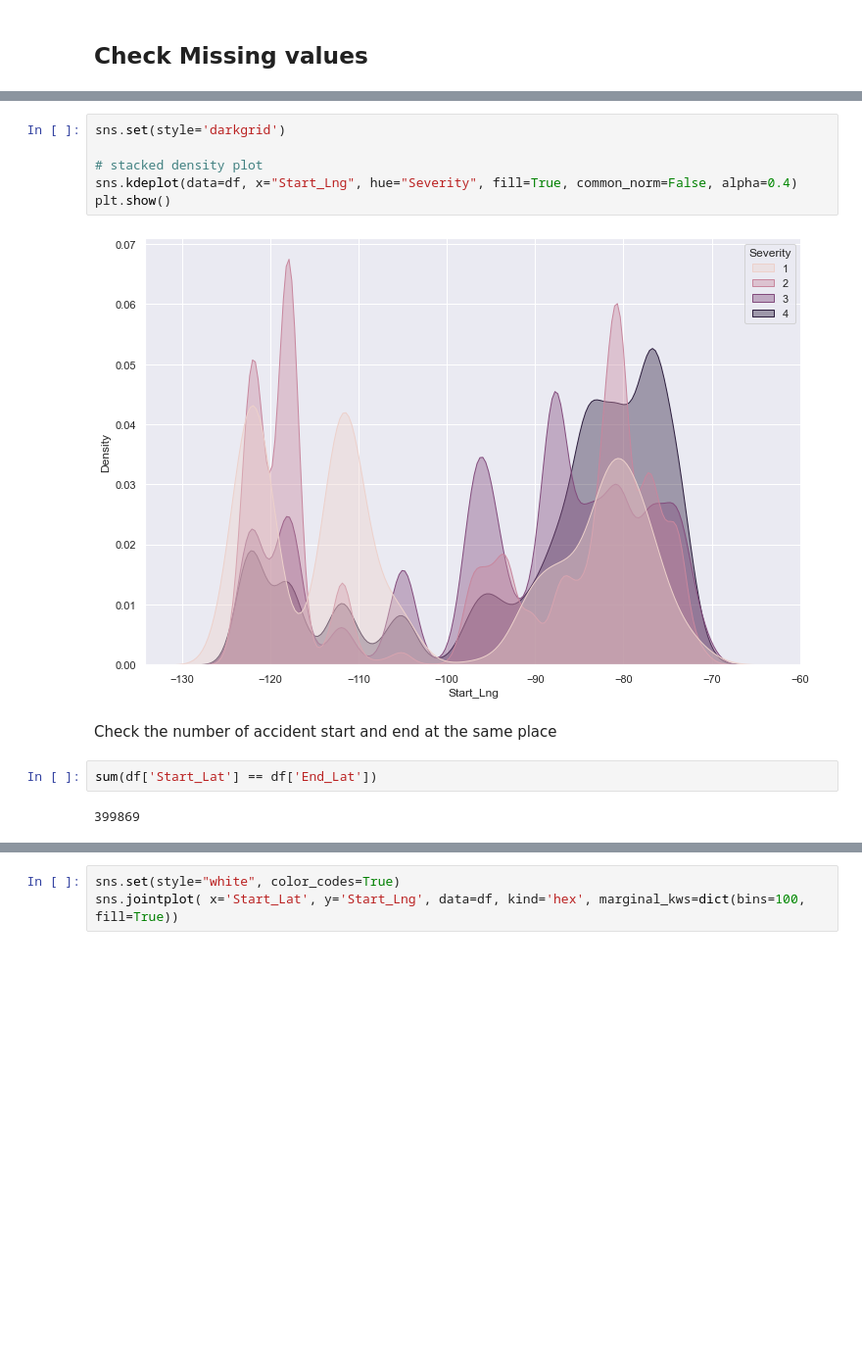
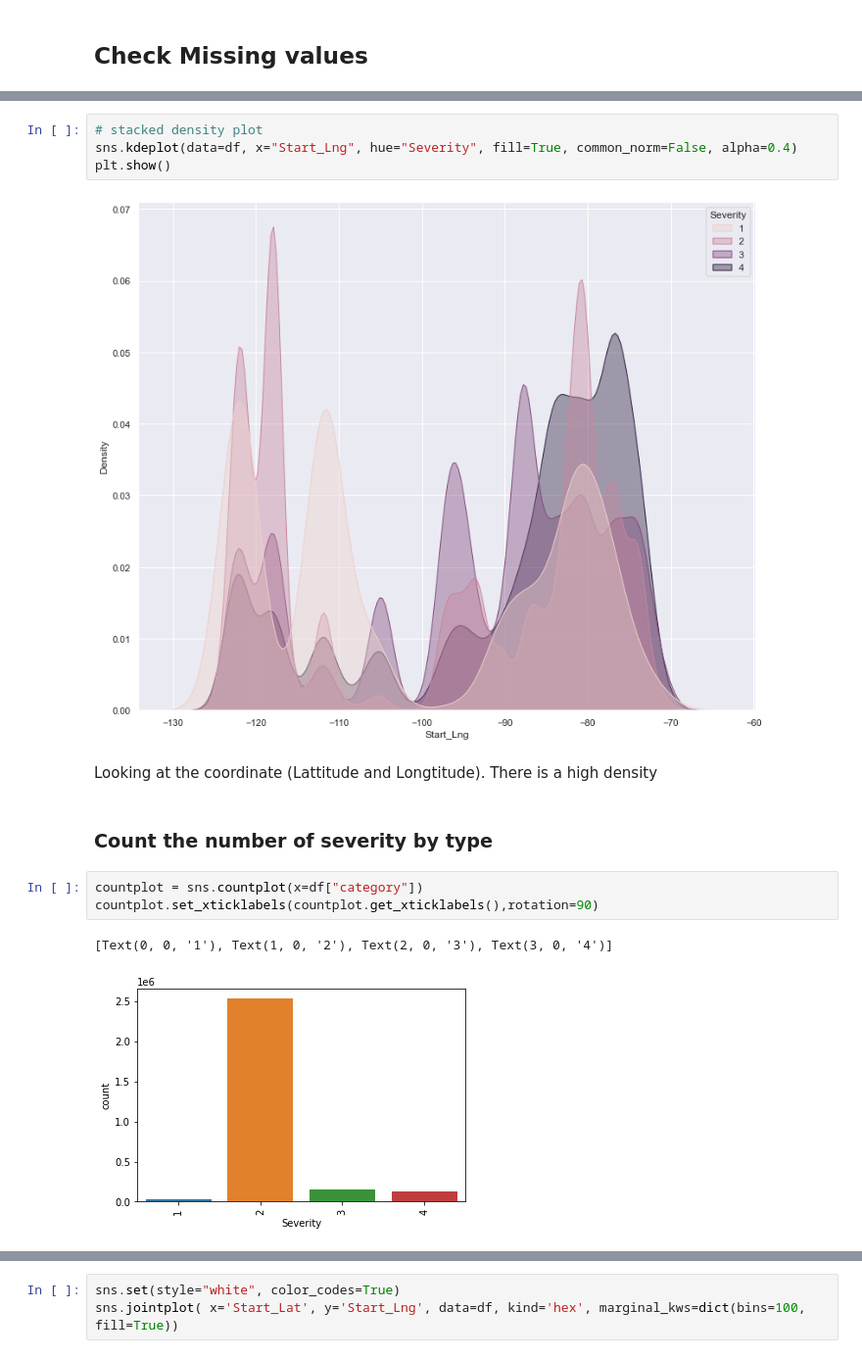
Before and after one commit to jackyhuynh/us_car_accident_analyst_using_python, a Jupyter notebook: src/script.ipynb, the cells around one changed output, grey strips where cells are left out. Shown: that part at 98% size. Saved outputs shown, nothing was run; the diff lists cells and outputs as text; blank space fills up the shorter version.

```diff
--- a/src/script.ipynb
+++ b/src/script.ipynb
@@ -85,15 +85,17 @@ plt.show()
 # %%
-sns.set(style='darkgrid')
-
 # stacked density plot
 sns.kdeplot(data=df, x="Start_Lng", hue="Severity", fill=True, common_norm=False, alpha=0.4)
 plt.show()
 # %% [output]
-[figure, old version]
+[figure, new version]
+# %% [markdown]
+Looking at the coordinate (Lattitude and Longtitude). There is a high density
 # %% [markdown]
-Check the number of accident start and end at the same place
+### Count the number of severity by type
-# %%
-sum(df['Start_Lat'] == df['End_Lat'])
-# %% [output]
-399869
+# %%
+countplot = sns.countplot(x=df["category"])
+countplot.set_xticklabels(countplot.get_xticklabels(),rotation=90)
+# %% [output]
+[Text(0, 0, '1'), Text(1, 0, '2'), Text(2, 0, '3'), Text(3, 0, '4')]
+[figure, added]
 # %%
```
Also changed, not shown: parts of 17 cells of this notebook.
